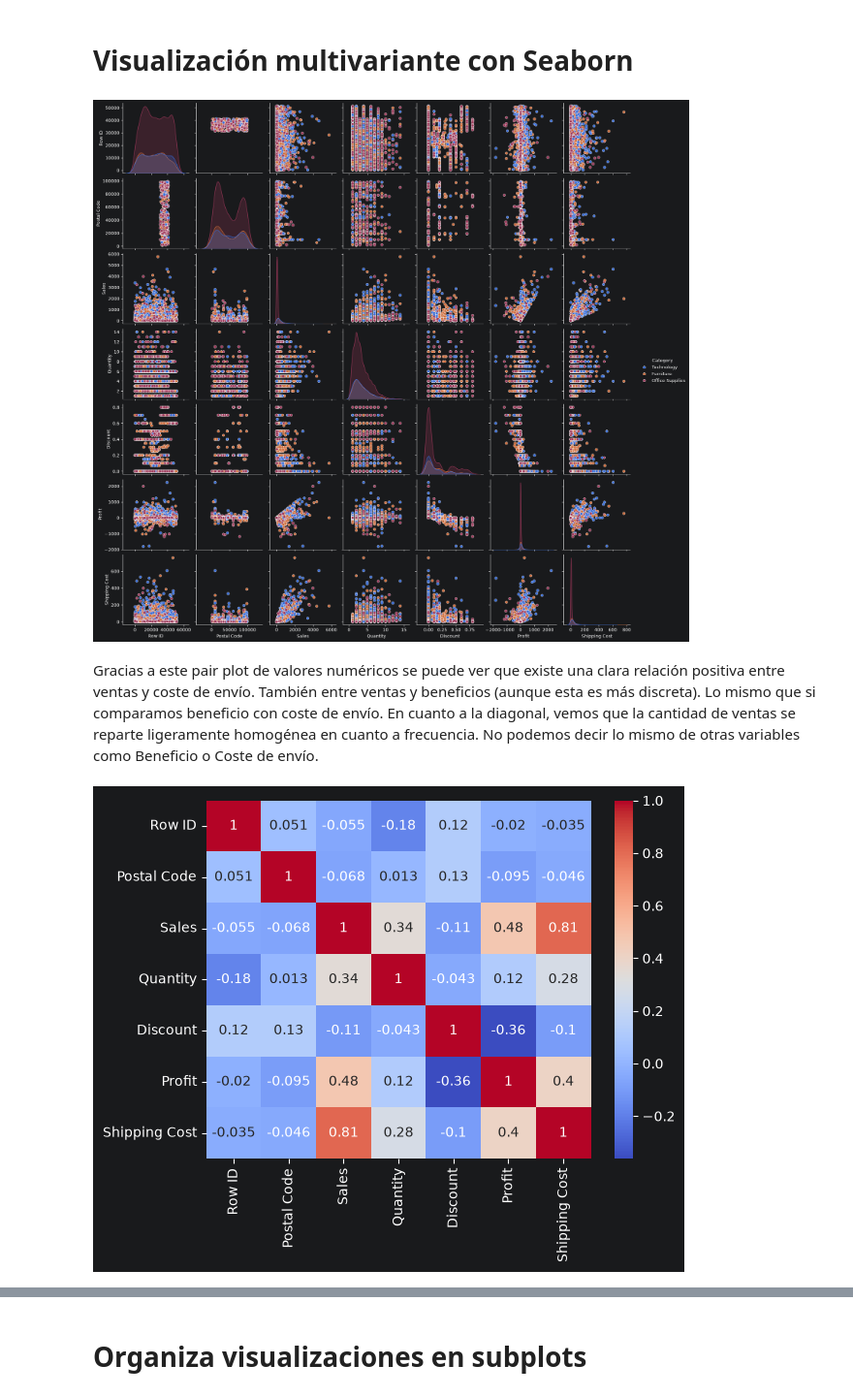
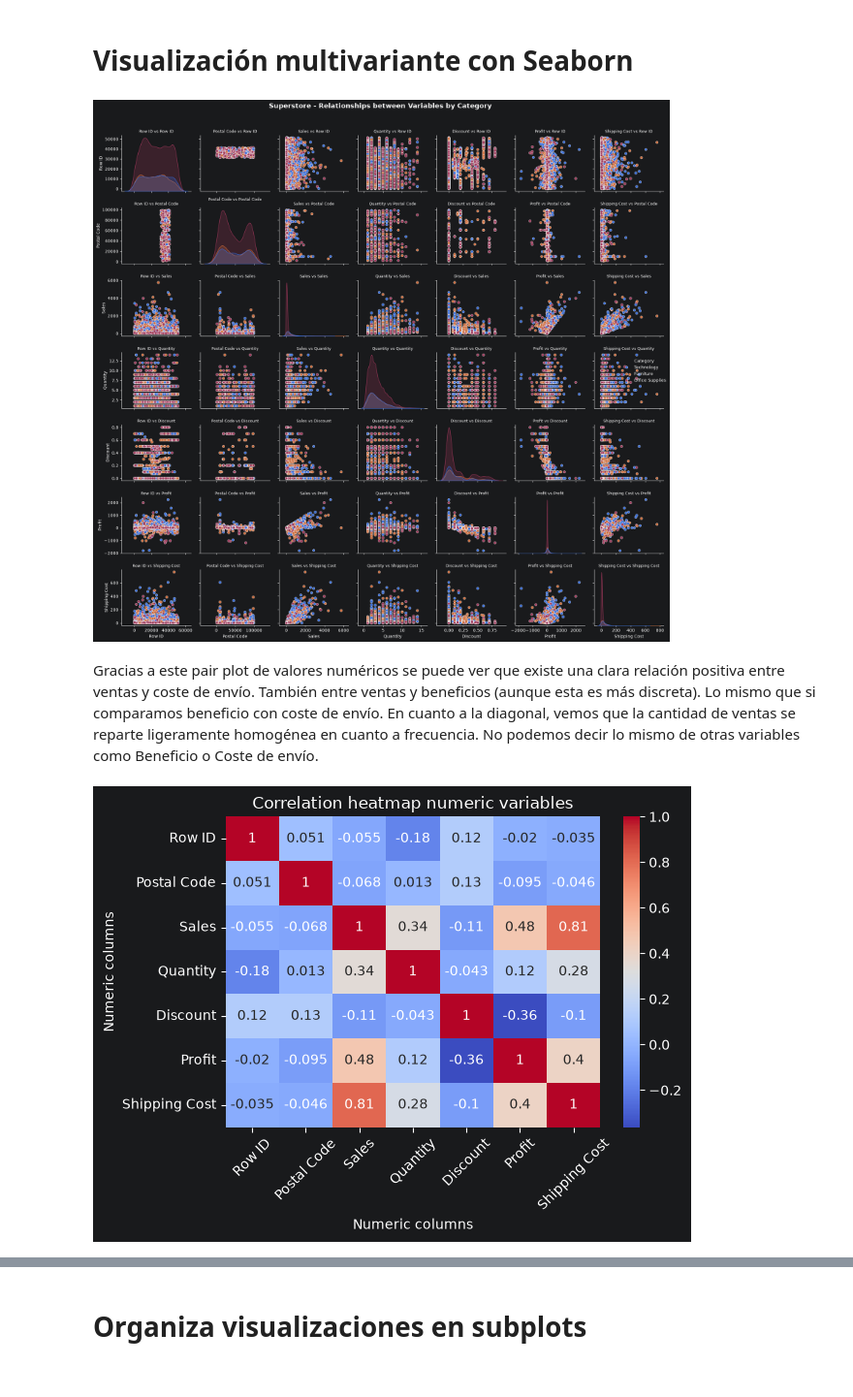
Before and after one commit to LidiaA3/visualizacion_ventas, a Jupyter notebook: superstore.ipynb, the cells around one changed output, grey strips where cells are left out. Shown at 97% size. Drawn from its saved outputs; the diff is of its cells as text; code cells hidden in the pictures.

Commit message:
Add fixes relatives to date time graphs and texts

```diff
--- a/superstore.ipynb
+++ b/superstore.ipynb
@@ -64,8 +68,8 @@ Order Priority               str
 dtype: object
 # %%
 # Conversión de tipos
-df['Order Date'] = pd.to_datetime(df['Order Date'], errors='coerce')
-df['Ship Date'] = pd.to_datetime(df['Ship Date'], errors='coerce', format='mixed')
+df['Order Date'] = pd.to_datetime(df['Order Date'], dayfirst=True, errors='coerce')
+df['Ship Date'] = pd.to_datetime(df['Ship Date'], dayfirst=True, errors='coerce', format='mixed')
 df.dtypes
 # %% [output]
 Row ID                     int64
@@ -207,11 +213,16 @@ plt.show()
 Se puede apreciar que existe una tendencia positiva entre las ventas y el beneficio obtenido por las mismas. La mayoría de datos se recogen entre 0 y 1000-2000€ con beneficios en torno al 0 aunque con tendencia ligeramente positiva.
 # %%
 # Gráfico de linea evolución temporal ventas
-df_sorted = df.sort_values(by='Ship Date')
-plt.plot(df_sorted['Ship Date'], df_sorted['Sales'], linestyle='-')
+df_monthly = (
+    df.set_index('Ship Date')
+      .resample('ME')['Sales']
+      .sum()
+      .reset_index()
+)
+plt.plot(df_monthly['Ship Date'], df_monthly['Sales'], linestyle='-')
 plt.xlabel('Ship Date')
 plt.ylabel('Sales')
-plt.title('Sales ship timeline')
+plt.title('Monthly Sales Evolution')
 plt.xticks(rotation=45)
 plt.tight_layout()
 plt.show()
@@ -245,7 +256,7 @@ plt.show()
 En este gráfico volvemos a analizar ventas y beneficios pero utilizando seaborn para mostrar la linea de regresión que nos indica la clara tendencia positiva de los datos. A mayor cantidad de ventas mayor es el beneficio obtenido. Pese a que la tendencia es positiva se aprecia (como se ha mencionado anteriormente) que las ventas se localizan entre los puntos más bajos de la gráfica. En consecuencia los beneficios se localizan en la parte central de la misma tendiendo al cero.
 # %%
 # Gráfico de lineas evolución de ventas
-df_sorted = df.sort_values(by='Ship Date')
-sns.lineplot(df, x='Ship Date', y='Sales', hue='Category', errorbar='sd')
+df_monthly = df.set_index('Ship Date').groupby('Category').resample('ME')['Sales'].sum().reset_index()
+sns.lineplot(df_monthly, x='Ship Date', y='Sales', hue='Category', errorbar='sd')
 plt.show()
 # %% [output]
@@ -256,17 +307,38 @@ En este gráfico se puede ver la evolución temporal de los envíos comparado co
 # Visualización multivariante con Seaborn
 # %%
 # Pairplot de relación de variables numéricas
-sns.pairplot(df, hue='Category')
+g = sns.pairplot(df, hue='Category')
+columns = df.select_dtypes(include='number').columns
+
+for i, row_name in enumerate(columns):
+    for j, col_name in enumerate(columns):
+        ax = g.axes[i, j]
+        if ax is not None:
+            ax.set_title(f'{col_name} vs {row_name}', fontsize=9)
+
+g.figure.suptitle(
+    'Superstore - Relationships between Variables by Category',
+    fontsize=16,
+    fontweight='bold',
+    y=1.02
+)
+
+g.figure.tight_layout()
 plt.show()
 # %% [output]
-[figure, old version]
+[figure, new version]
 # %% [markdown]
 Gracias a este pair plot de valores numéricos se puede ver que existe una clara relación positiva entre ventas y coste de envío. También entre ventas y beneficios (aunque esta es más discreta). Lo mismo que si comparamos beneficio con coste de envío. En cuanto a la diagonal, vemos que la cantidad de ventas se reparte ligeramente homogénea en cuanto a frecuencia. No podemos decir lo mismo de otras variables como Beneficio o Coste de envío.
 # %%
 # Heatmap de correlación de variables numéricas
 corr = df.select_dtypes(include=['float64', 'int64']).corr()
 sns.heatmap(corr, annot=True, cmap='coolwarm')
+plt.xlabel('Numeric columns')
+plt.ylabel('Numeric columns')
+plt.title('Correlation heatmap numeric variables')
+plt.xticks(rotation=45)
+plt.tight_layout()
 plt.show()
 # %% [output]
-[figure, old version]
+[figure, new version]
 # %% [markdown]
```
Also changed, not shown: parts of 19 cells of this notebook, 1 other file.
